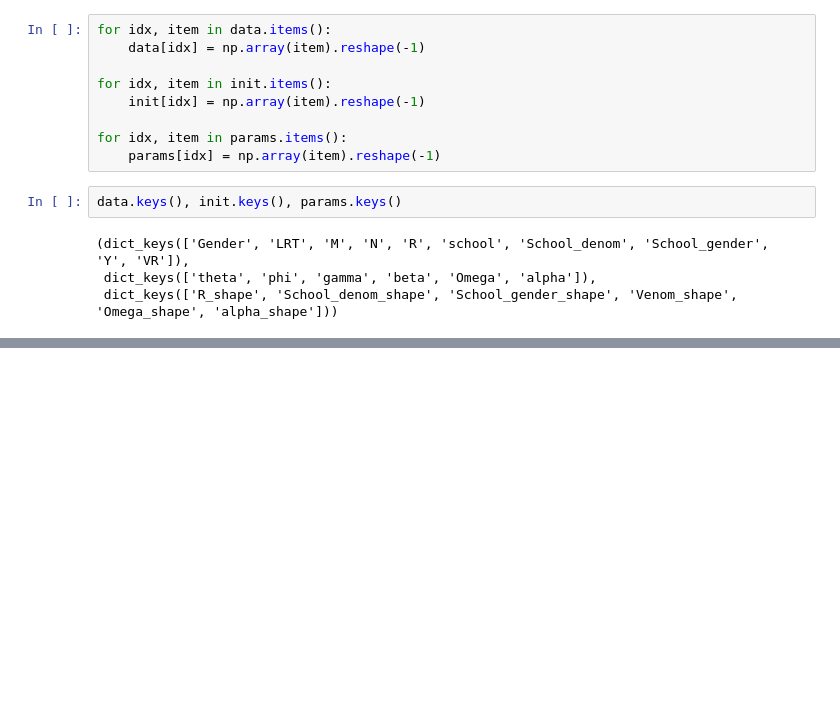
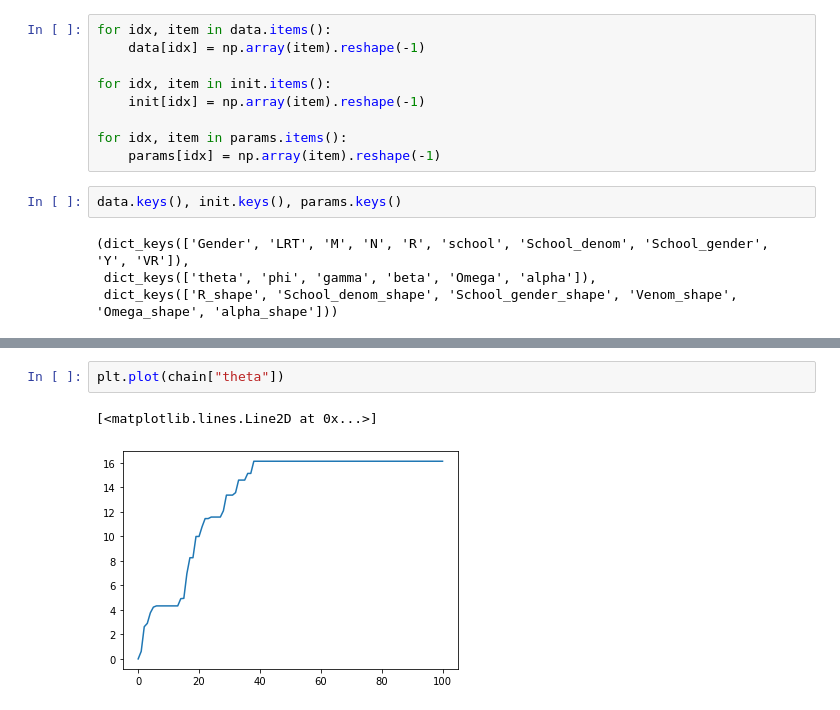
Before and after one commit to meh-source/schools-project, a Jupyter notebook: main.ipynb, the cells around one changed output, grey strips where cells are left out. Saved outputs shown, nothing was run; the diff lists cells and outputs as text; blank space fills up the shorter version.

```diff
--- a/main.ipynb
+++ b/main.ipynb
@@ -265,0 +341,5 @@ array([[0.01      ],
+# %%
+plt.plot(chain["theta"])
+# %% [output]
+[<matplotlib.lines.Line2D at 0x...>]
+[figure, added]
```
Also changed, not shown: parts of 7 cells of this notebook.
